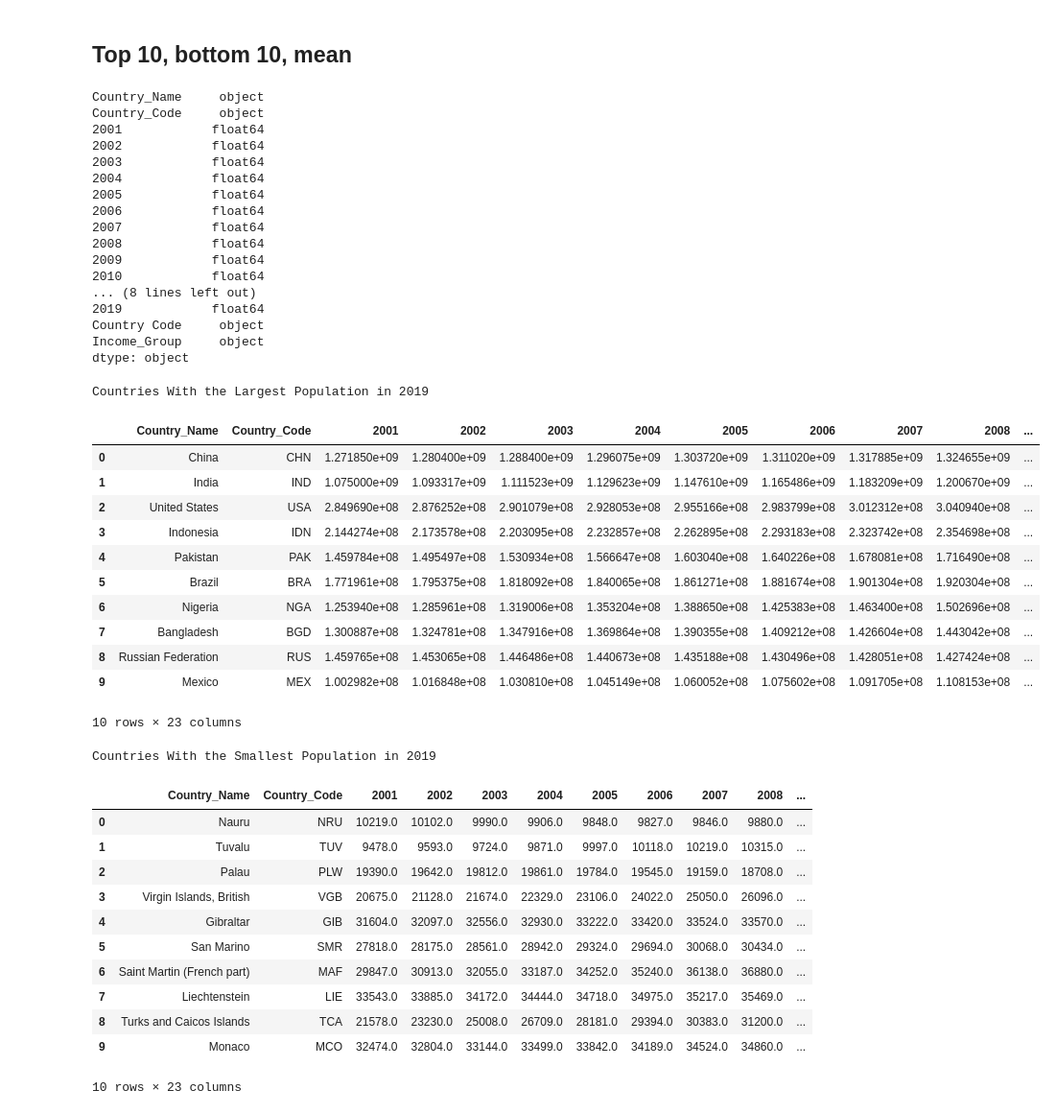
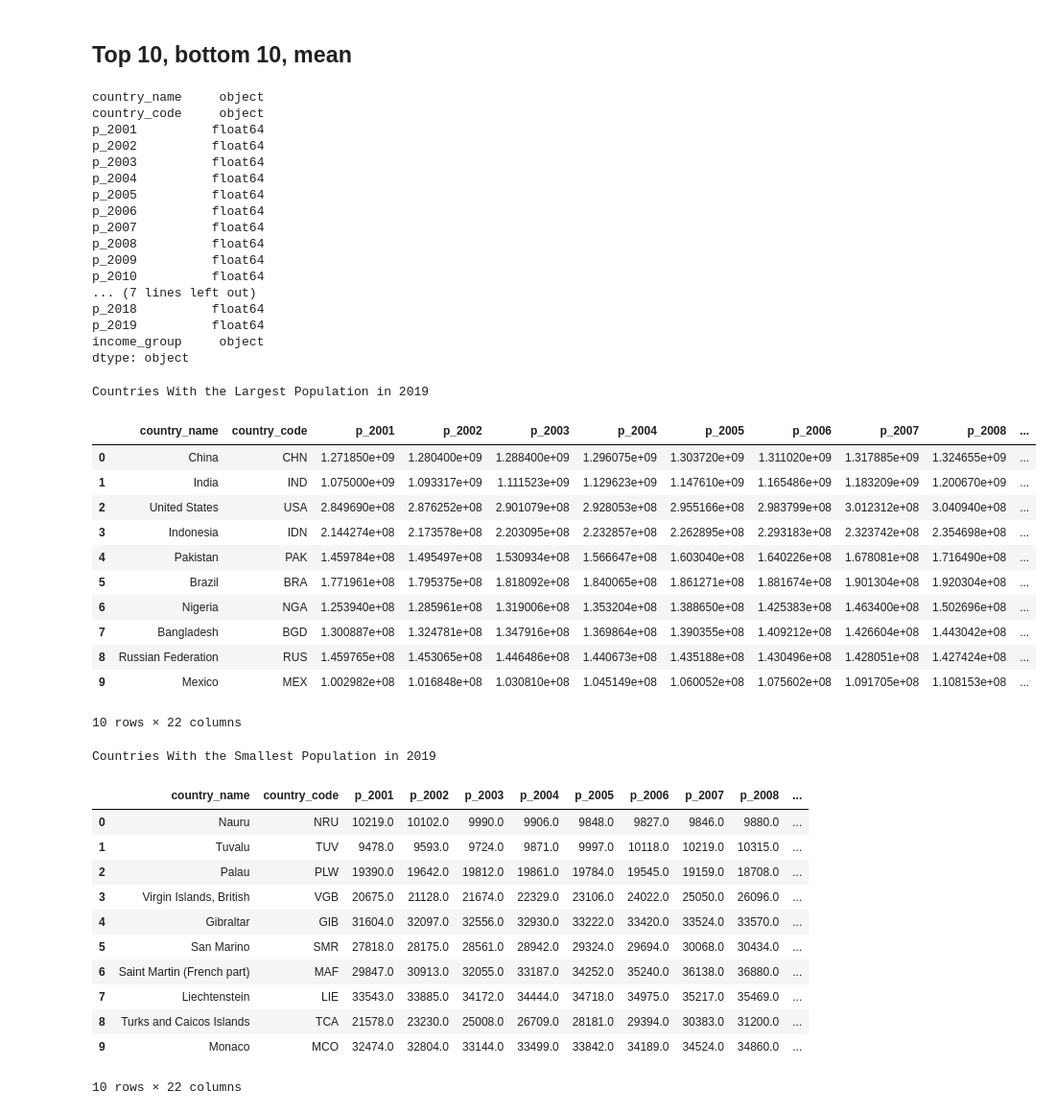
Before and after one commit to svujcich/Global_GDP_Trends, a Jupyter notebook: ETL/population_ETL.ipynb, the cells around one changed output. Shown at 96% size. Drawn from its saved outputs; the diff is of its cells as text; code cells hidden in the pictures.

Commit message:
updating population etl with summary metrics

```diff
--- a/ETL/population_ETL.ipynb
+++ b/ETL/population_ETL.ipynb
@@ -339,7 +342,7 @@ print(columns)
 ['Country_Name', 'Country_Code', '2001', '2002', '2003', '2004', '2005', '2006', '2007', '2008', '2009', '2010', '2011', '2012', '2013', '2014', '2015', '2016', '2017', '2018', '2019', 'Country Code', ...
 # %%
 #b. drop columns
-population_df = population_df.drop(['Region', 'SpecialNotes', 'TableName'], axis=1)
+population_df = population_df.drop(['Region', 'SpecialNotes', 'TableName', 'Country Code'], axis=1)
 population_df
 # %% [output]
 |  | Country_Name | Country_Code | 2001 | 2002 | 2003 | 2004 | 2005 | 2006 | 2007 | 2008 | ... |
@@ -375,0 +379,6 @@ population_df
+# %%
+#replace column names
+population_df = population_df.set_axis(['country_name', 'country_code', 'p_2001', 'p_2002','p_2003','p_2004','p_2005','p_2006',
+                                            'p_2007','p_2008','p_2009','p_2010','p_2011','p_2012','p_2013','p_2014','p_2015','p_2016','p_2017',
+                                            'p_2018','p_2019', 'income_group'], axis = 1)
+population_df
@@ -375,0 +399,5 @@ population_df
+# %%
+#Simplify income groups for machine learning
+population_df['income_group'] = population_df["income_group"].str.replace("Upper middle income", "High income", case=False)
+population_df['income_group'] = population_df["income_group"].str.replace("Lower middle income", "Low income", case=False)
+population_df
@@ -379,34 +424,34 @@ population_df
 #check data types
 population_df.dtypes
 # %% [output]
-Country_Name     object
-Country_Code     object
-2001            float64
-2002            float64
-2003            float64
-2004            float64
-2005            float64
-2006            float64
-2007            float64
-2008            float64
-2009            float64
-2010            float64
-... (8 lines left out)
-2019            float64
-Country Code     object
-Income_Group     object
+country_name     object
+country_code     object
+p_2001          float64
+p_2002          float64
+p_2003          float64
+p_2004          float64
+p_2005          float64
+p_2006          float64
+p_2007          float64
+p_2008          float64
+p_2009          float64
+p_2010          float64
+... (7 lines left out)
+p_2018          float64
+p_2019          float64
+income_group     object
 dtype: object
 # %%
 #find top 10 countries
-top_10_countries = population_df.sort_values(by="2019",ascending= False).head(10)
+top_10_countries = population_df.sort_values(by="p_2019",ascending= False).head(10)
 top_10_countries = top_10_countries.reset_index(drop=True)
 
 
 print("Countries With the Largest Population in 2019")
 top_10_countries
 # %% [output]
 Countries With the Largest Population in 2019
-|  | Country_Name | Country_Code | 2001 | 2002 | 2003 | 2004 | 2005 | 2006 | 2007 | 2008 | ... |
+|  | country_name | country_code | p_2001 | p_2002 | p_2003 | p_2004 | p_2005 | p_2006 | p_2007 | p_2008 | ... |
 | 0 | China | CHN | 1.271850e+09 | 1.280400e+09 | 1.288400e+09 | 1.296075e+09 | 1.303720e+09 | 1.311020e+09 | 1.317885e+09 | 1.324655e+09 | ... |
 | 1 | India | IND | 1.075000e+09 | 1.093317e+09 | 1.111523e+09 | 1.129623e+09 | 1.147610e+09 | 1.165486e+09 | 1.183209e+09 | 1.200670e+09 | ... |
 | 2 | United States | USA | 2.849690e+08 | 2.876252e+08 | 2.901079e+08 | 2.928053e+08 | 2.955166e+08 | 2.983799e+08 | 3.012312e+08 | 3.040940e+08 | ... |
@@ -417,11 +462,11 @@ Countries With the Largest Population in 2019
 | 7 | Bangladesh | BGD | 1.300887e+08 | 1.324781e+08 | 1.347916e+08 | 1.369864e+08 | 1.390355e+08 | 1.409212e+08 | 1.426604e+08 | 1.443042e+08 | ... |
 | 8 | Russian Federation | RUS | 1.459765e+08 | 1.453065e+08 | 1.446486e+08 | 1.440673e+08 | 1.435188e+08 | 1.430496e+08 | 1.428051e+08 | 1.427424e+08 | ... |
 | 9 | Mexico | MEX | 1.002982e+08 | 1.016848e+08 | 1.030810e+08 | 1.045149e+08 | 1.060052e+08 | 1.075602e+08 | 1.091705e+08 | 1.108153e+08 | ... |
-10 rows × 23 columns
+10 rows × 22 columns
 # %%
 #Find the bottom ten countries in 2019.
 #find 10 countries with cmallest gdp growth
-bottom_10_countries = population_df.sort_values(by="2019",ascending= True).head(10)
+bottom_10_countries = population_df.sort_values(by="p_2019",ascending= True).head(10)
 #reset index
 bottom_10_countries = bottom_10_countries.reset_index(drop=True)
 
@@ -429,7 +474,7 @@ print('Countries With the Smallest Population in 2019')
 bottom_10_countries
 # %% [output]
 Countries With the Smallest Population in 2019
-|  | Country_Name | Country_Code | 2001 | 2002 | 2003 | 2004 | 2005 | 2006 | 2007 | 2008 | ... |
+|  | country_name | country_code | p_2001 | p_2002 | p_2003 | p_2004 | p_2005 | p_2006 | p_2007 | p_2008 | ... |
 | 0 | Nauru | NRU | 10219.0 | 10102.0 | 9990.0 | 9906.0 | 9848.0 | 9827.0 | 9846.0 | 9880.0 | ... |
 | 1 | Tuvalu | TUV | 9478.0 | 9593.0 | 9724.0 | 9871.0 | 9997.0 | 10118.0 | 10219.0 | 10315.0 | ... |
 | 2 | Palau | PLW | 19390.0 | 19642.0 | 19812.0 | 19861.0 | 19784.0 | 19545.0 | 19159.0 | 18708.0 | ... |
@@ -440,4 +485,4 @@ Countries With the Smallest Population in 2019
 | 7 | Liechtenstein | LIE | 33543.0 | 33885.0 | 34172.0 | 34444.0 | 34718.0 | 34975.0 | 35217.0 | 35469.0 | ... |
 | 8 | Turks and Caicos Islands | TCA | 21578.0 | 23230.0 | 25008.0 | 26709.0 | 28181.0 | 29394.0 | 30383.0 | 31200.0 | ... |
 | 9 | Monaco | MCO | 32474.0 | 32804.0 | 33144.0 | 33499.0 | 33842.0 | 34189.0 | 34524.0 | 34860.0 | ... |
-10 rows × 23 columns
+10 rows × 22 columns
```
Also changed, not shown: parts of 10 cells of this notebook.
